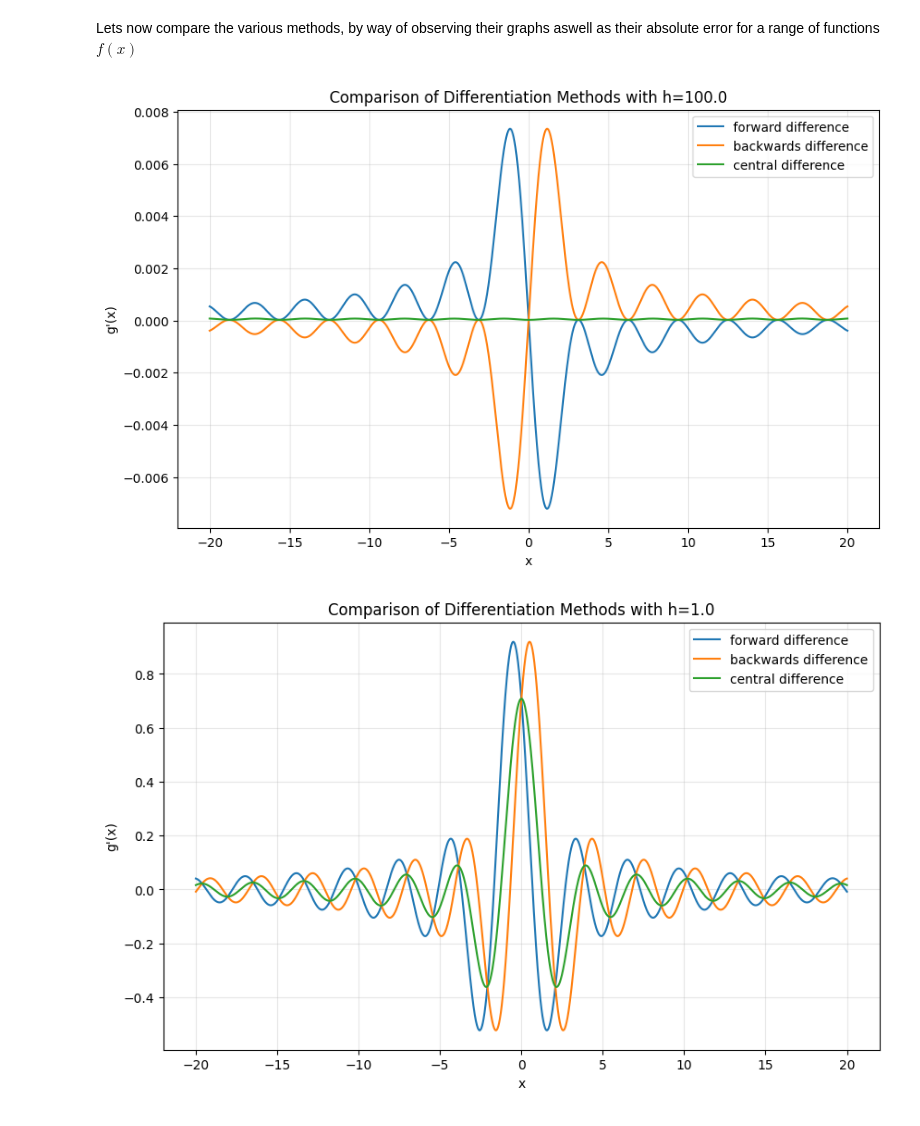
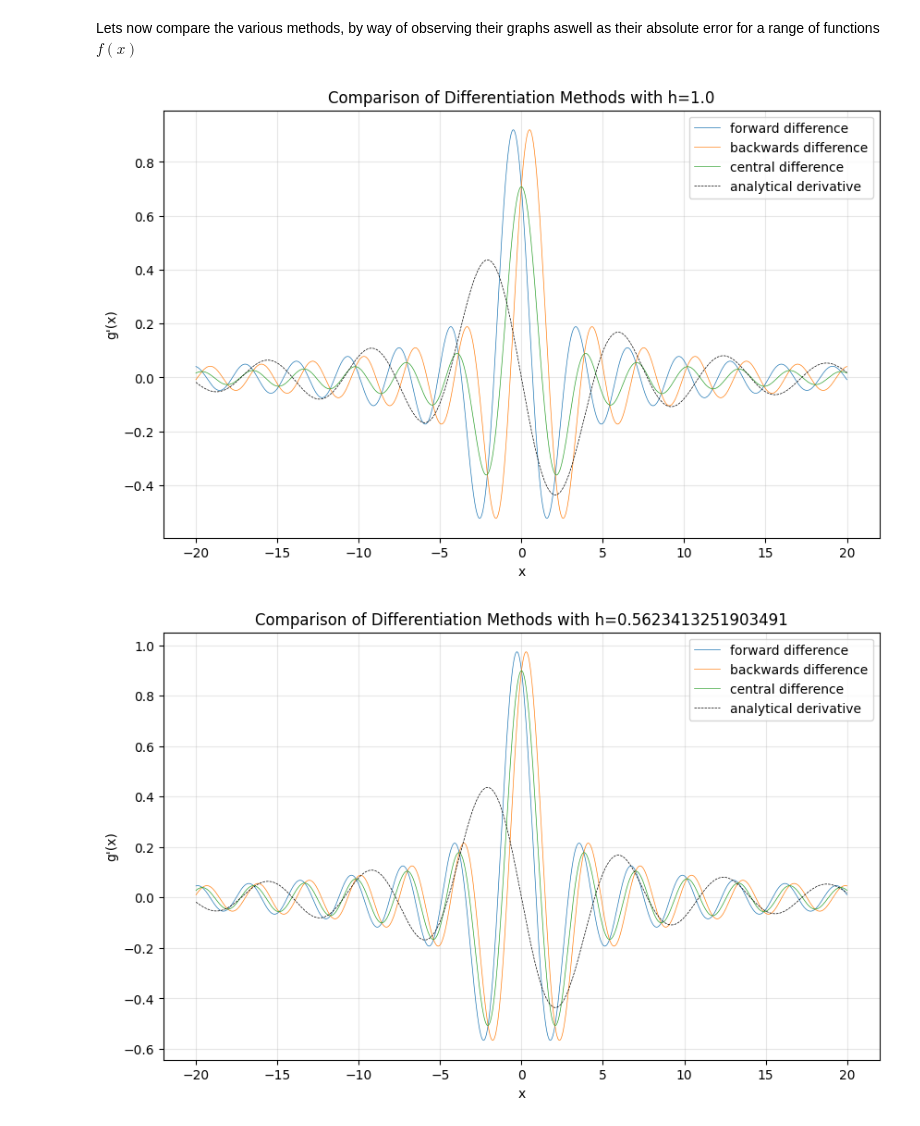
Before and after one commit to Matth3wc/Comp-Sim-Numerical-Methods, a Jupyter notebook: 1-Numerical Differentiaion/Numerical-Differentiation.ipynb, the cells around one changed output. Saved outputs shown, nothing was run; the diff lists cells and outputs as text; code cells hidden in the pictures.

```diff
--- a/1-Numerical Differentiaion/Numerical-Differentiation.ipynb
+++ b/1-Numerical Differentiaion/Numerical-Differentiation.ipynb
@@ -73,8 +73,9 @@ def diff_methods_vs_analytical(g, h=1e-5):
 
     for f, name in zip(funcs, labels):
         y = f(g, x, h)                                      # works if your f handles NumPy arrays
-        ax.plot(x, y, label=name)
+        ax.plot(x, y, label=name, linewidth=0.5)
 
+    ax.plot(x, np.cos(x)/x -np.sin(x)/(x**2), label="analytical derivative", linewidth=0.5, color='black', linestyle='--')  # analytical derivative
     ax.legend()
     ax.grid(True, alpha=0.3)
     ax.set_xlabel('x')
@@ -85,9 +86,9 @@ def diff_methods_vs_analytical(g, h=1e-5):
 def   g(x):
     return np.sin(x)**2/x
 # %%
-hs = [1e2,1e0,1e-1, 1e-3, 1e-5, 1e-7, 1e-9]
+hs = np.logspace(0, -1, 5)
 for i in range(len(hs)):
     diff_methods_vs_analytical(g,hs[i])
 # %% [output]
-[figure, old version]
+[figure, new version]
-[figure, old version]
+[figure, new version]
```
Also changed, not shown: parts of 1 cell of this notebook, 1 other file.
